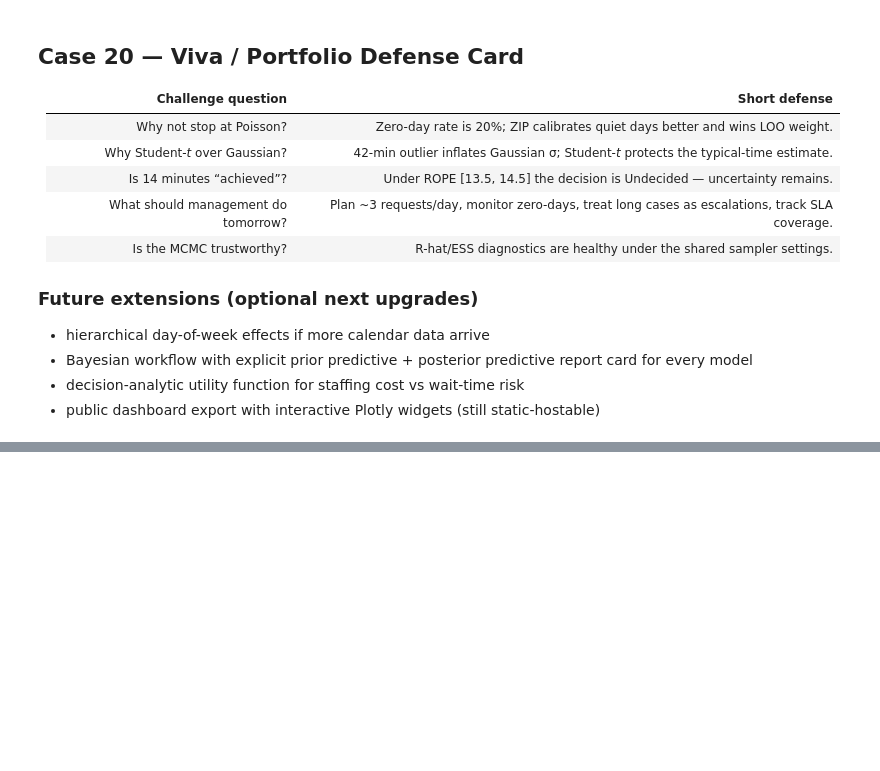
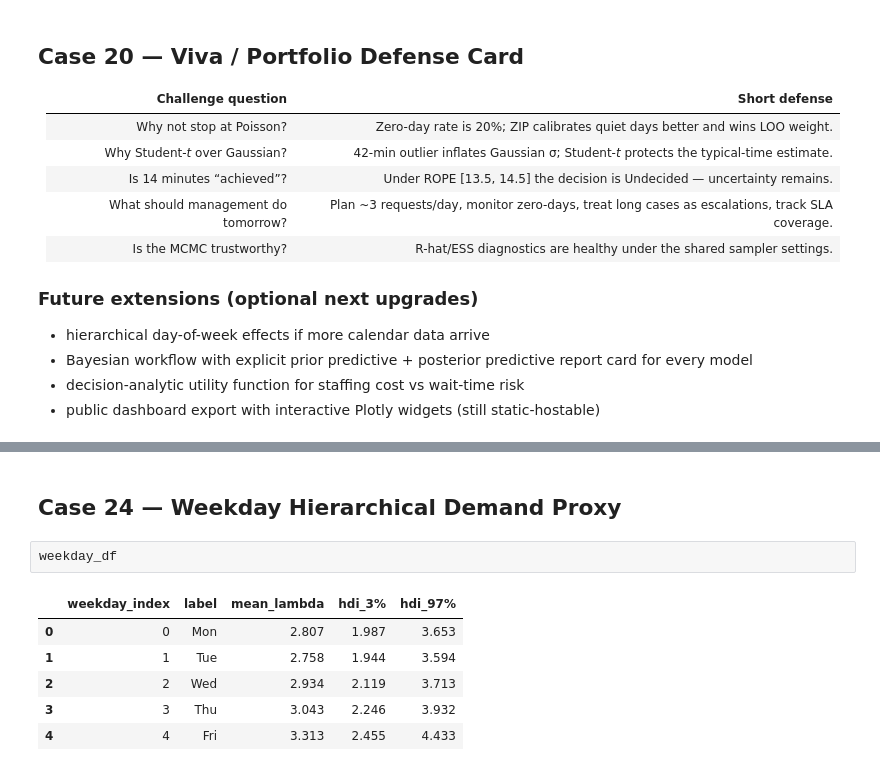
Before and after one commit to rohaan2802/Bayesian_PyMC, a Jupyter notebook: notebook/i222327_A01_A_SM.ipynb, the cells around one changed output, grey strips where cells are left out. Saved outputs shown, nothing was run; the diff lists cells and outputs as text; blank space fills up the shorter version.

```diff
--- a/notebook/i222327_A01_A_SM.ipynb
+++ b/notebook/i222327_A01_A_SM.ipynb
@@ -1163,0 +1232,11 @@ The notebook is optimized for **reproducibility and reviewer clarity**, not for
+# %% [markdown]
+## Case 24 — Weekday Hierarchical Demand Proxy
+# %%
+weekday_df
+# %% [output]
+|  | weekday_index | label | mean_lambda | hdi_3% | hdi_97% |
+| 0 | 0 | Mon | 2.807 | 1.987 | 3.653 |
+| 1 | 1 | Tue | 2.758 | 1.944 | 3.594 |
+| 2 | 2 | Wed | 2.934 | 2.119 | 3.713 |
+| 3 | 3 | Thu | 3.043 | 2.246 | 3.932 |
+| 4 | 4 | Fri | 3.313 | 2.455 | 4.433 |
```
Also changed, not shown: parts of 33 cells of this notebook, 14 other files.
